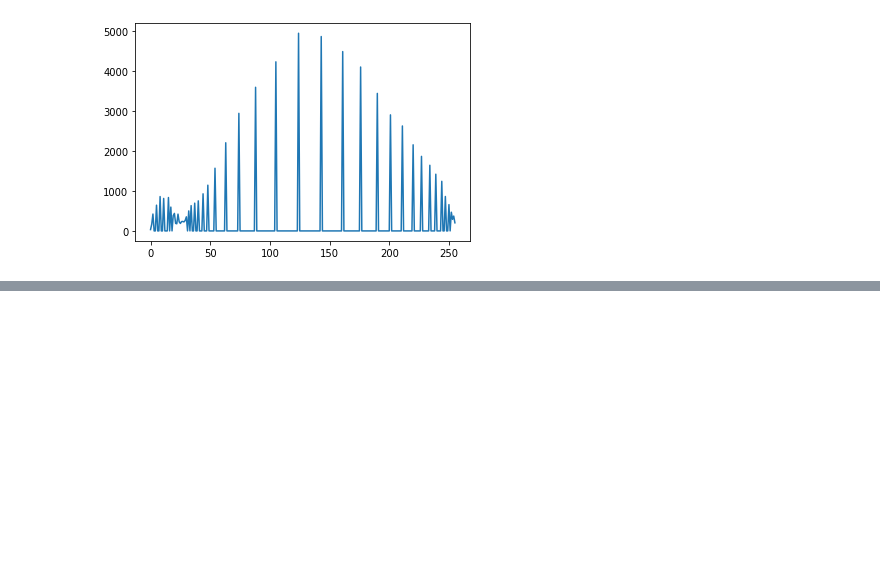
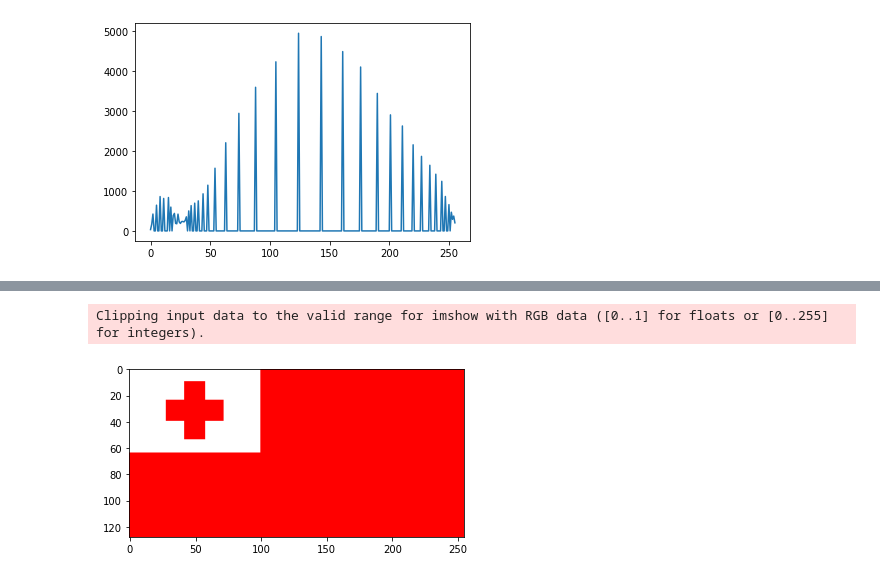
Before and after one commit to letvigna/image-processing-class, a Jupyter notebook: ac1/exerciciosPraticos.ipynb, the cells around one changed output, grey strips where cells are left out. Saved outputs shown, nothing was run; the diff lists cells and outputs as text; code cells hidden in the pictures; blank space fills up the shorter version.

```diff
--- a/ac1/exerciciosPraticos.ipynb
+++ b/ac1/exerciciosPraticos.ipynb
@@ -334,3 +332,28 @@ d) Histograma - Equalizado
+# %%
+import numpy as np
+import matplotlib.pyplot as plt
+
+red = [193, 0, 0]
+white = [255, 255, 255]
+
+flag = np.zeros([128, 255, 3])
+
+flag[:, :, :] = red
+
+# Rectangle
+flag[0:64, 0:100, :] = white
+
+# Vertical
+flag[10:54, 42:58, :] = red
+
+# Horizontal
+flag[24:40, 28:72, :] = red
+
+plt.imshow(flag)
+plt.show()
+# %% [output]
+Clipping input data to the valid range for imshow with RGB data ([0..1] for floats or [0..255] for integers).
+[figure, added]
 # %% [markdown]
 ----
 ## Exercício 7
```
Also changed, not shown: parts of 1 cell of this notebook.
